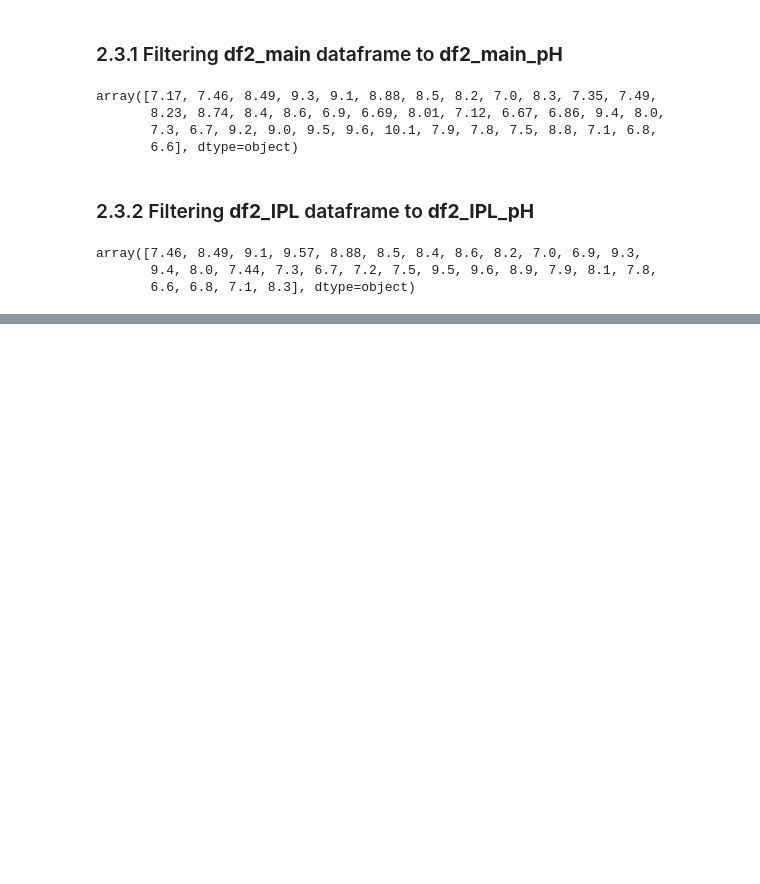
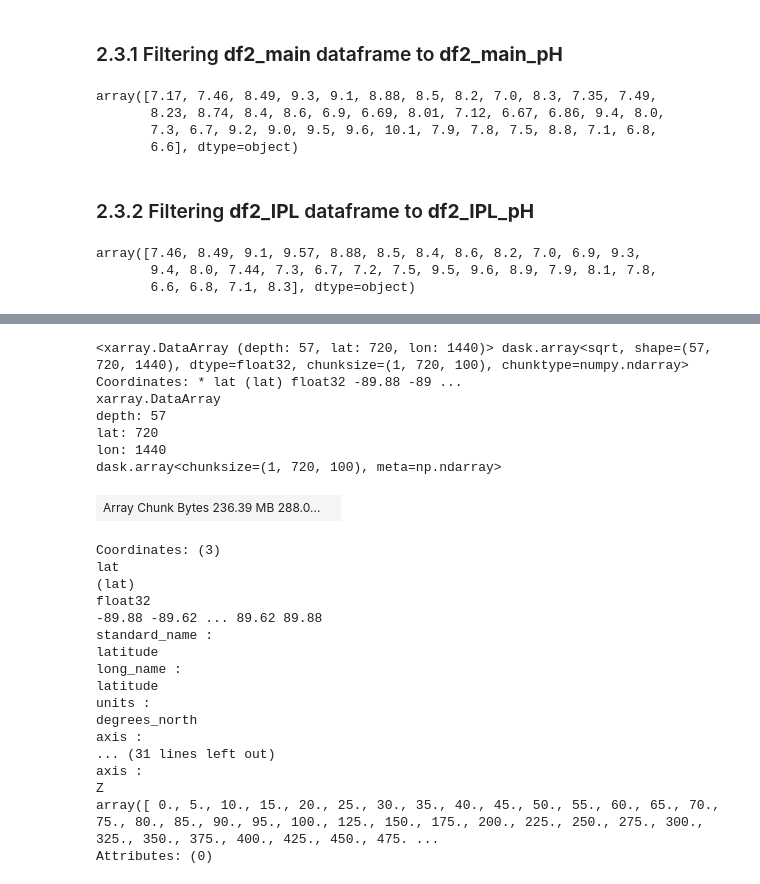
Before and after one commit to PaleoLipidRR/marine-AOA-GDGT-distribution, a Jupyter notebook: PNAS_pythonCodeS1_BeyondTEX86_preprocessing_RR.ipynb, the cells around one changed output, grey strips where cells are left out. Drawn from its saved outputs; the diff is of its cells as text; code cells hidden in the pictures; blank space fills up the shorter version.

```diff
--- a/PNAS_pythonCodeS1_BeyondTEX86_preprocessing_RR.ipynb
+++ b/PNAS_pythonCodeS1_BeyondTEX86_preprocessing_RR.ipynb
@@ -410,0 +524,28 @@ array([7.46, 8.49, 9.1, 9.57, 8.88, 8.5, 8.4, 8.6, 8.2, 7.0, 6.9, 9.3,
+# %%
+sigma_mon_std = sigma_all_mon.std(dim='time')
+sigma_mon_std
+# %% [output]
+<xarray.DataArray (depth: 57, lat: 720, lon: 1440)> dask.array<sqrt, shape=(57, 720, 1440), dtype=float32, chunksize=(1, 720, 100), chunktype=numpy.ndarray> Coordinates: * lat (lat) float32 -89.88 -89 ...
+xarray.DataArray
+depth: 57
+lat: 720
+lon: 1440
+dask.array<chunksize=(1, 720, 100), meta=np.ndarray>
+| Array Chunk Bytes 236.39 MB 288.0... |  |
+Coordinates: (3)
+lat
+(lat)
+float32
+-89.88 -89.62 ... 89.62 89.88
+standard_name :
+latitude
+long_name :
+latitude
+units :
+degrees_north
+axis :
+... (31 lines left out)
+axis :
+Z
+array([ 0., 5., 10., 15., 20., 25., 30., 35., 40., 45., 50., 55., 60., 65., 70., 75., 80., 85., 90., 95., 100., 125., 150., 175., 200., 225., 250., 275., 300., 325., 350., 375., 400., 425., 450., 475. ...
+Attributes: (0)
```
Also changed, not shown: parts of 11 cells of this notebook.
